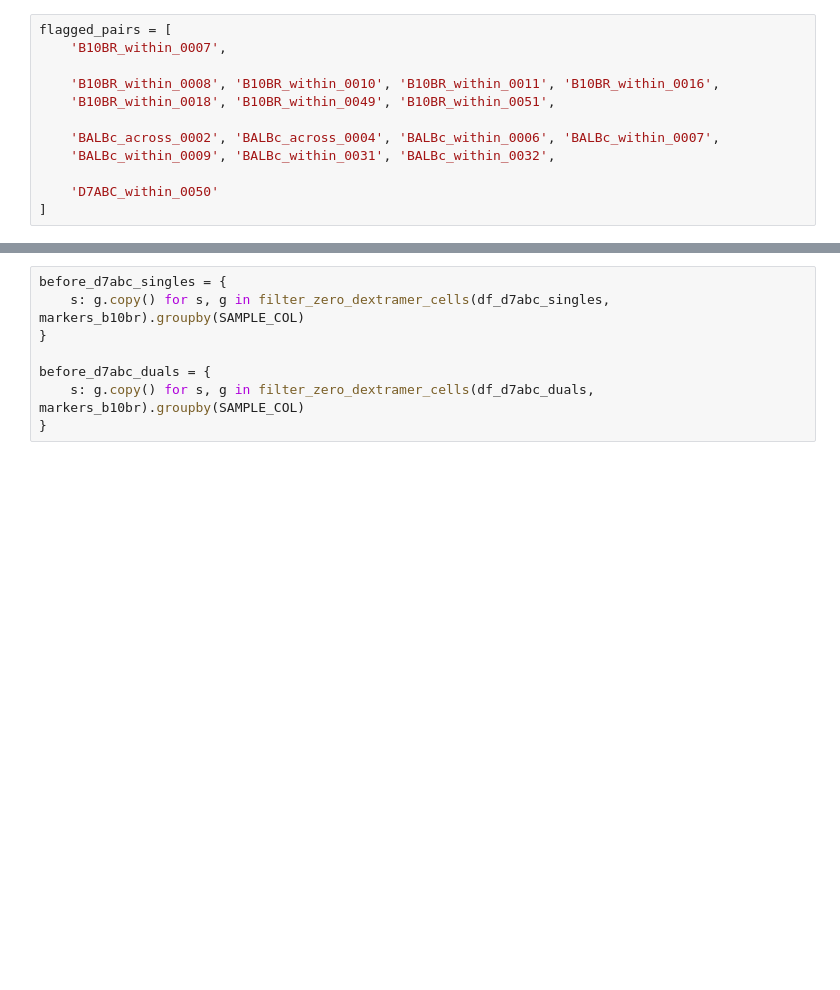
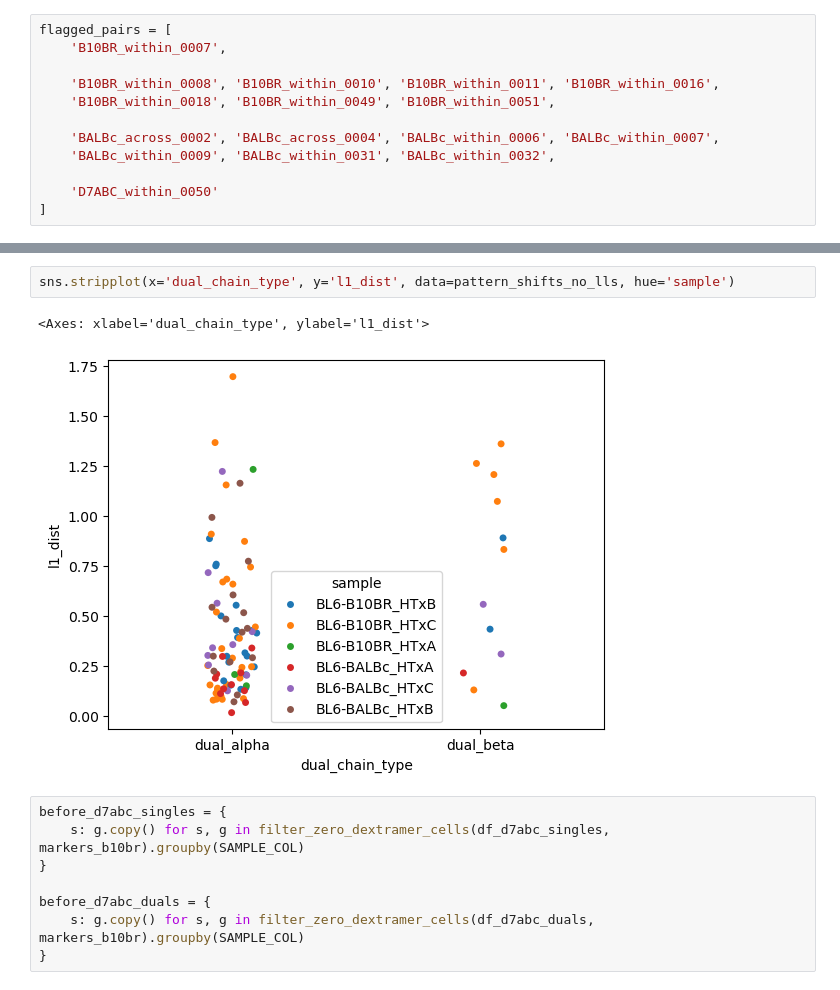
Before and after one commit to kingchalapati/Masters-Project, a Jupyter notebook: COMPARISON_3_FINAL.ipynb, the cells around one changed output, grey strips where cells are left out. Cells and saved outputs as stored; diff of their text form; blank space fills up the shorter version.

```diff
--- a/COMPARISON_3_FINAL.ipynb
+++ b/COMPARISON_3_FINAL.ipynb
@@ -6077,3 +6115,8 @@ pattern_shifts.to_csv('Comparison3_Samplewise_Outputs/all_pairs_pattern_shift_an
+# %%
+sns.stripplot(x='dual_chain_type', y='l1_dist', data=pattern_shifts_no_lls, hue='sample')
+# %% [output]
+<Axes: xlabel='dual_chain_type', ylabel='l1_dist'>
+[figure, added]
 # %%
 before_d7abc_singles = {
     s: g.copy() for s, g in filter_zero_dextramer_cells(df_d7abc_singles, markers_b10br).groupby(SAMPLE_COL)
```
Also changed, not shown: parts of 4 cells of this notebook, 1 other file.
